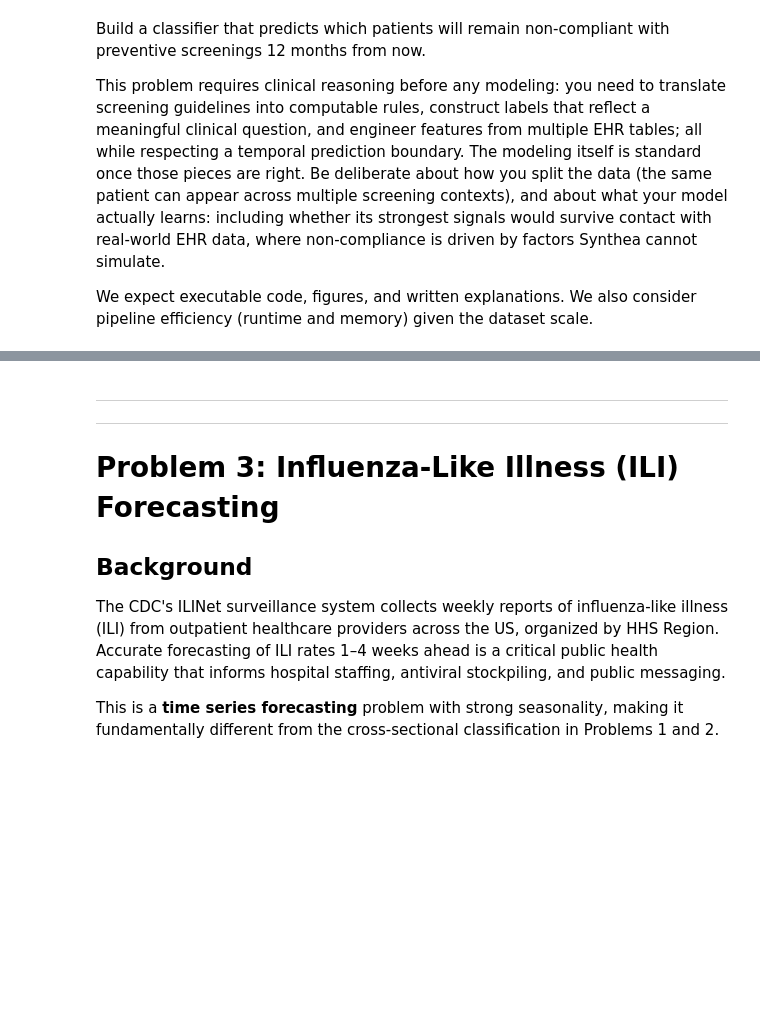
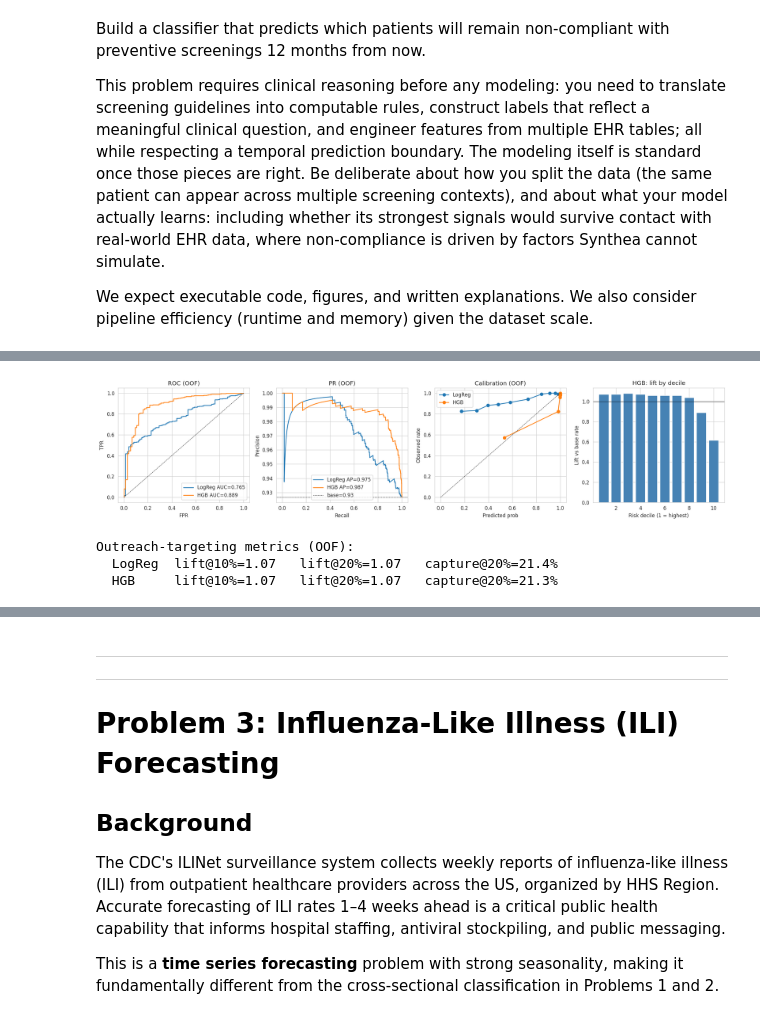
Before and after one commit to poonnakarn/ml-healthcare-hw3, a Jupyter notebook: BINF4002_HW3_v2.ipynb, the cells around one changed output, grey strips where cells are left out. Saved outputs shown, nothing was run; the diff lists cells and outputs as text; code cells hidden in the pictures; blank space fills up the shorter version.

```diff
--- a/BINF4002_HW3_v2.ipynb
+++ b/BINF4002_HW3_v2.ipynb
@@ -406,0 +909,77 @@ We expect executable code, figures, and written explanations. We also consider p
+# %%
+# ============================================================
+# 2.2 Evaluation: ROC / PR / calibration / lift-by-decile
+# ============================================================
+# Four panels side-by-side for a complete picture:
+#   1) ROC     -- ranking quality
+#   2) PR      -- honest view given imbalance (shows base rate line)
+#   3) Calib   -- are predicted probabilities trustworthy as probabilities?
+#   4) Lift    -- decile-wise enrichment vs base rate; this is the
+#                 shape that matters for outreach prioritization.
+# All four use OUT-OF-FOLD predictions from the GroupKFold loop above,
+# so no leakage.
+# ------------------------------------------------------------------------
+
+from sklearn.calibration import calibration_curve
+
+fig, axes = plt.subplots(1, 4, figsize=(18, 4.2))
+base = y.mean()
+
+# ROC
+for name, p in oof.items():
+    fpr, tpr, _ = roc_curve(y, p)
+    axes[0].plot(fpr, tpr, label=f'{name} AUC={roc_auc_score(y, p):.3f}')
+axes[0].plot([0, 1], [0, 1], 'k--', lw=0.6)
+axes[0].set(xlabel='FPR', ylabel='TPR', title='ROC (OOF)')
+axes[0].legend()
+
+# PR
+for name, p in oof.items():
+    pr, rc, _ = precision_recall_curve(y, p)
+    axes[1].plot(rc, pr, label=f'{name} AP={average_precision_score(y, p):.3f}')
+axes[1].axhline(base, color='k', ls='--', lw=0.6, label=f'base={base:.2f}')
+axes[1].set(xlabel='Recall', ylabel='Precision', title='PR (OOF)')
+axes[1].legend()
+
+# Calibration
+for name, p in oof.items():
+    pt, pp = calibration_curve(y, p, n_bins=10, strategy='quantile')
+    axes[2].plot(pp, pt, 'o-', label=name)
+axes[2].plot([0, 1], [0, 1], 'k--', lw=0.6)
+axes[2].set(xlabel='Predicted prob', ylabel='Observed rate',
+            title='Calibration (OOF)')
+axes[2].legend()
+
+# Lift by decile (use the stronger model = HGB)
+scores  = oof['HGB']
+order   = np.argsort(-scores)
+deciles = np.array_split(order, 10)
+lift    = [y[d].mean() / base for d in deciles]
+axes[3].bar(range(1, 11), lift, color='steelblue')
+axes[3].axhline(1.0, color='k', lw=0.6)
+axes[3].set(xlabel='Risk decile (1 = highest)',
+            ylabel='Lift vs base rate', title='HGB: lift by decile')
+
+plt.tight_layout(); plt.show()
+
+# Outreach-targeting summary stats
+def lift_at(p, k):
+    n   = int(len(y) * k)
+    idx = np.argsort(-p)[:n]
+    return y[idx].mean() / base
+
+def capture_at(p, k):
+    n   = int(len(y) * k)
+    idx = np.argsort(-p)[:n]
+    return y[idx].sum() / y.sum()
+
+print("\nOutreach-targeting metrics (OOF):")
+for name, p in oof.items():
+    print(f"  {name:6s}  lift@10%={lift_at(p,0.10):.2f}   "
+          f"lift@20%={lift_at(p,0.20):.2f}   "
+          f"capture@20%={capture_at(p,0.20):.1%}")
+# %% [output]
+[figure, added]
+Outreach-targeting metrics (OOF):
+  LogReg  lift@10%=1.07   lift@20%=1.07   capture@20%=21.4%
+  HGB     lift@10%=1.07   lift@20%=1.07   capture@20%=21.3%
```
Also changed, not shown: parts of 18 cells of this notebook.
